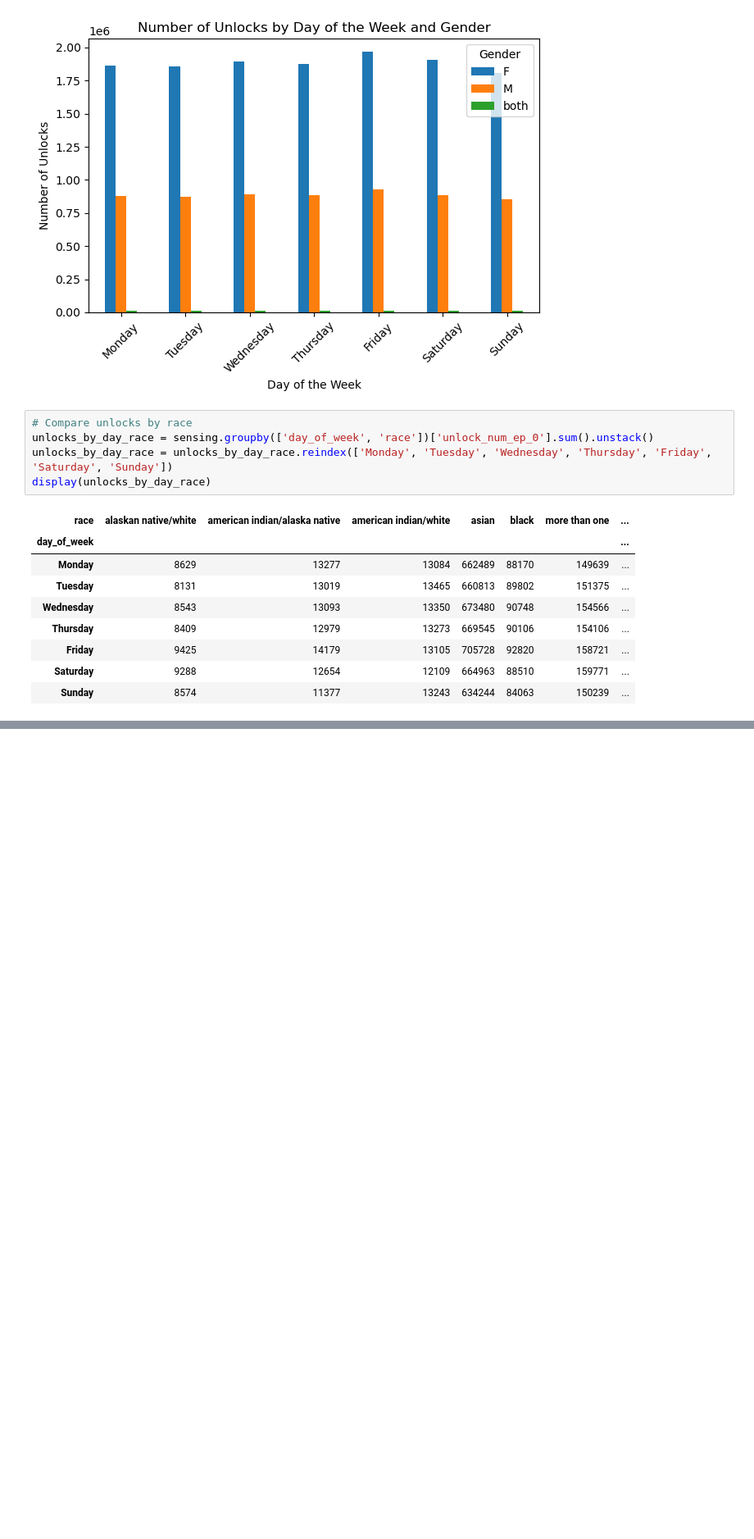
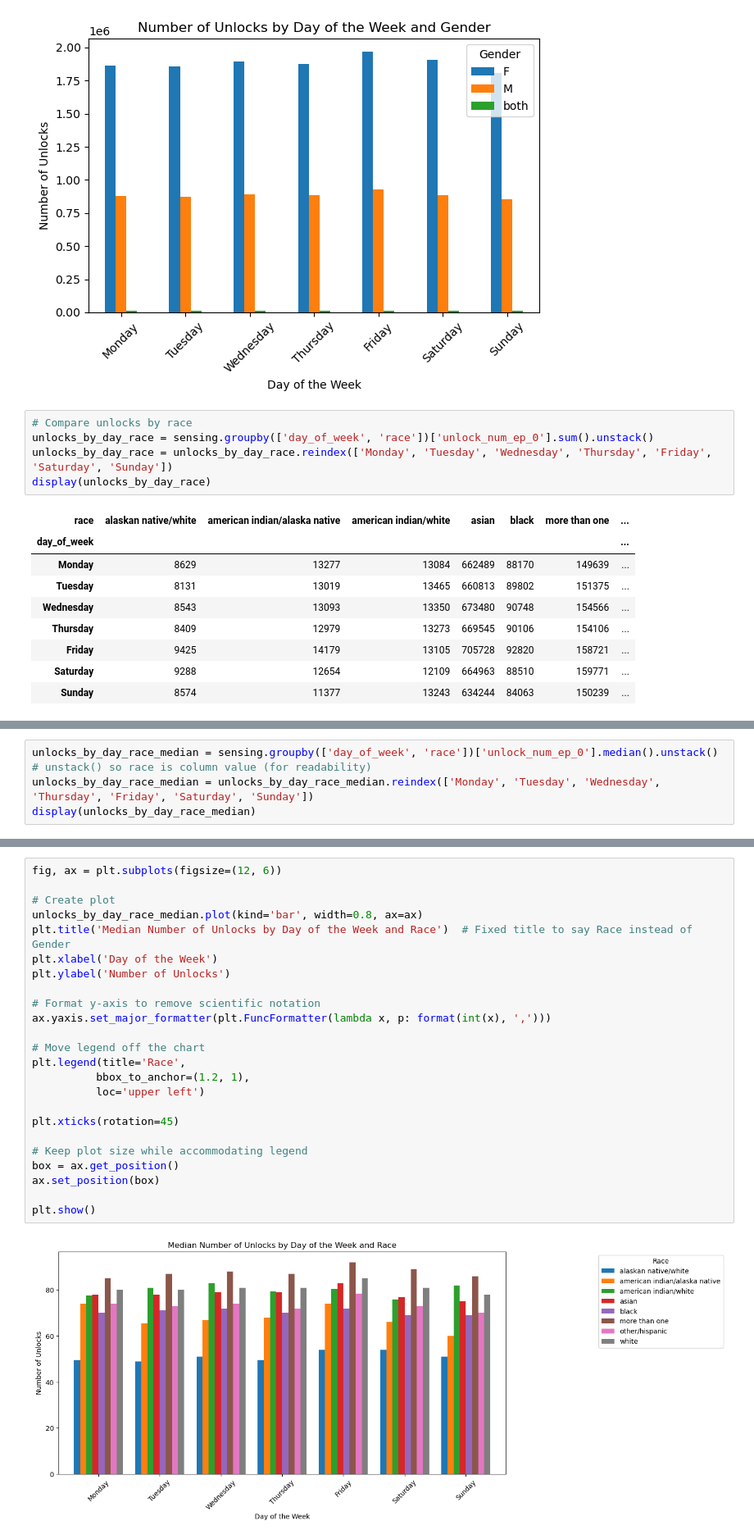
Before and after one commit to DMahjoob/CAIS_DigitalWellbeing, a Jupyter notebook: Preliminary/Week2/Week2_Task4c_Catherine.ipynb, the cells around one changed output, grey strips where cells are left out. Shown: that part at 82% size. Saved outputs shown, nothing was run; the diff lists cells and outputs as text; blank space fills up the shorter version.

```diff
--- a/Preliminary/Week2/Week2_Task4c_Catherine.ipynb
+++ b/Preliminary/Week2/Week2_Task4c_Catherine.ipynb
@@ -100,0 +132,5 @@ plt.show()
+# %%
+unlocks_by_day_race_median = sensing.groupby(['day_of_week', 'race'])['unlock_num_ep_0'].median().unstack()
+# unstack() so race is column value (for readability)
+unlocks_by_day_race_median = unlocks_by_day_race_median.reindex(['Monday', 'Tuesday', 'Wednesday', 'Thursday', 'Friday', 'Saturday', 'Sunday'])
+display(unlocks_by_day_race_median)
@@ -100,0 +147,26 @@ plt.show()
+# %%
+fig, ax = plt.subplots(figsize=(12, 6))
+
+# Create plot
+unlocks_by_day_race_median.plot(kind='bar', width=0.8, ax=ax)
+plt.title('Median Number of Unlocks by Day of the Week and Race')  # Fixed title to say Race instead of Gender
+plt.xlabel('Day of the Week')
+plt.ylabel('Number of Unlocks')
+
+# Format y-axis to remove scientific notation
+ax.yaxis.set_major_formatter(plt.FuncFormatter(lambda x, p: format(int(x), ',')))
+
+# Move legend off the chart
+plt.legend(title='Race',
+          bbox_to_anchor=(1.2, 1),
+          loc='upper left')
+
+plt.xticks(rotation=45)
+
+# Keep plot size while accommodating legend
+box = ax.get_position()
+ax.set_position(box)
+
+plt.show()
+# %% [output]
+[figure, added]
```
Also changed, not shown: parts of 16 cells of this notebook.
